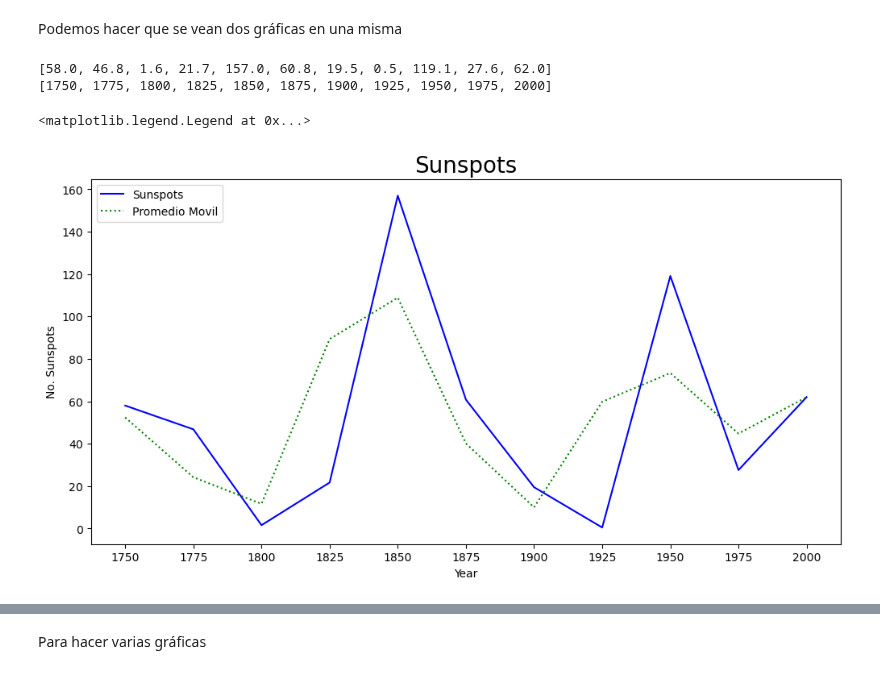
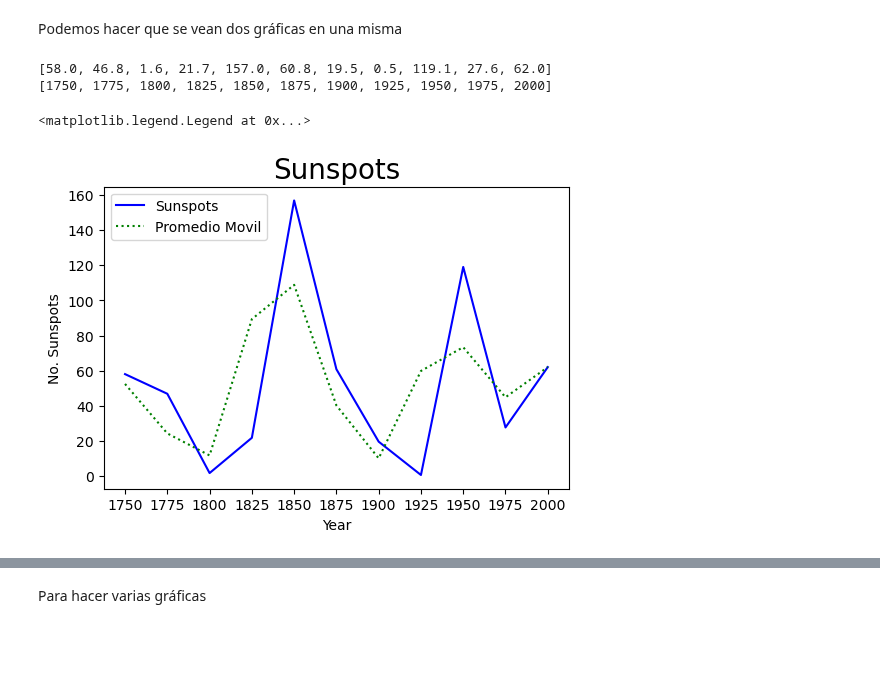
Before and after one commit to jesusigarmor/Matematicas-computacionales-fall2020, a Jupyter notebook: alumnos/Aranza/Auxiliar/Repaso.ipynb, the cells around one changed output, grey strips where cells are left out. Cells and saved outputs as stored; diff of their text form; code cells hidden in the pictures; blank space fills up the shorter version.

```diff
--- a/alumnos/Aranza/Auxiliar/Repaso.ipynb
+++ b/alumnos/Aranza/Auxiliar/Repaso.ipynb
@@ -68,3 +68,3 @@ Genera una tabla del 0 al 255 con su representación en binario y en decimal.
 # %%
-for i in range(5):
+for i in range(6):
     print("%d \t %s \t %d" % (i, bin(i), i))
@@ -535,34 +567,34 @@ for i in range(0,len(man),300):
 
 print(manchas)
 
     #Datos de los años
 year = []
 a = [int((i/12) + 1750) for i in range(0,len(mes), 300)]
 
 for i in a:
     year.append(i)
 
 print(year)
 
-plt.figure(figsize=(12, 6), dpi=100)
+plt.figure(figsize=(6, 4), dpi=100)
 plt.xticks(year)
 plt.plot(year, manchas, color = 'blue', linewidth=1.5, linestyle="-", label = 'Sunspots')
 plt.title('Sunspots', fontsize = 20)
 plt.xlabel('Year', fontsize = 10)
 plt.ylabel('No. Sunspots', fontsize = 10)
 plt.legend(loc = 'upper right')
 
 prom = []
 for i in range(len(manchas)):
     prom.append(mean(manchas[i:2+i]))
 
 
 plt.plot(year, prom, 'green', linewidth=1.5, linestyle=":", label = 'Promedio Movil')
 plt.legend(loc='upper left')
 # %% [output]
 [58.0, 46.8, 1.6, 21.7, 157.0, 60.8, 19.5, 0.5, 119.1, 27.6, 62.0]
 [1750, 1775, 1800, 1825, 1850, 1875, 1900, 1925, 1950, 1975, 2000]
 <matplotlib.legend.Legend at 0x...>
-[figure, old version]
+[figure, new version]
 # %%
 tem, mag = np.loadtxt('stars.txt', unpack=True, dtype = float, delimiter=' ', usecols = [0,1])
```
Also changed, not shown: parts of 14 cells of this notebook, 11 other files.
